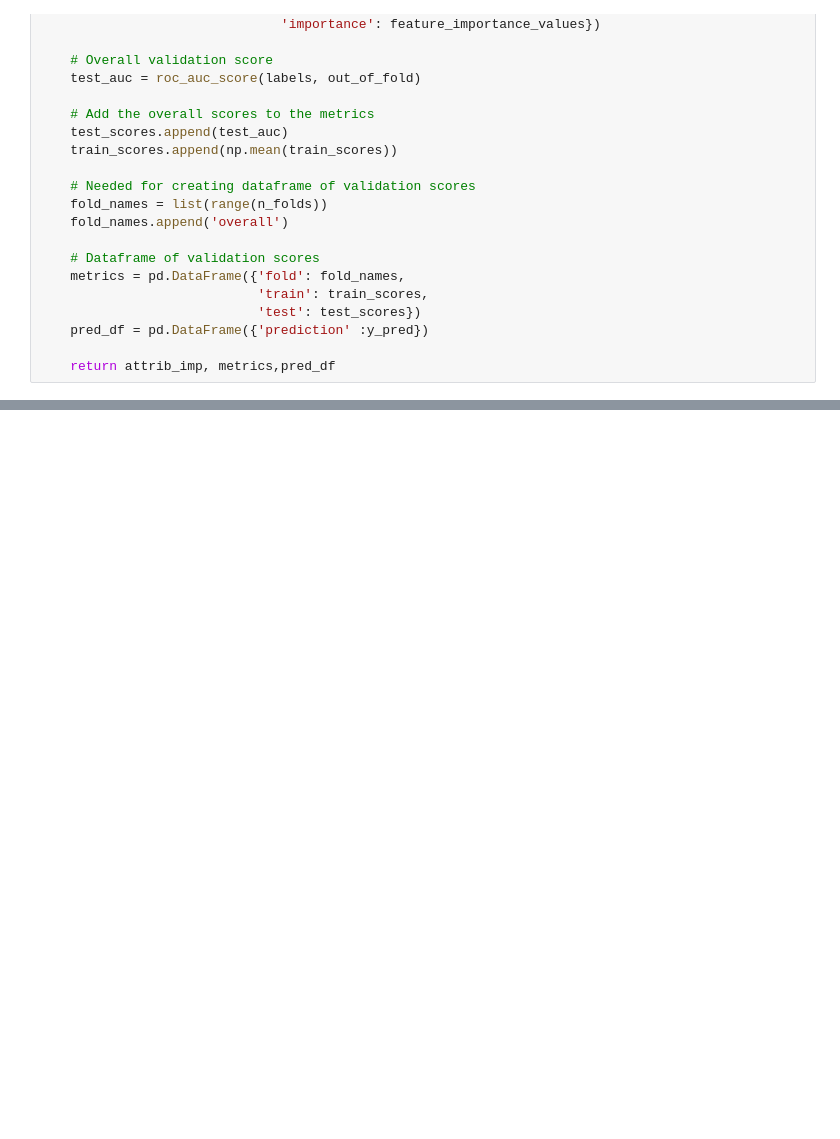
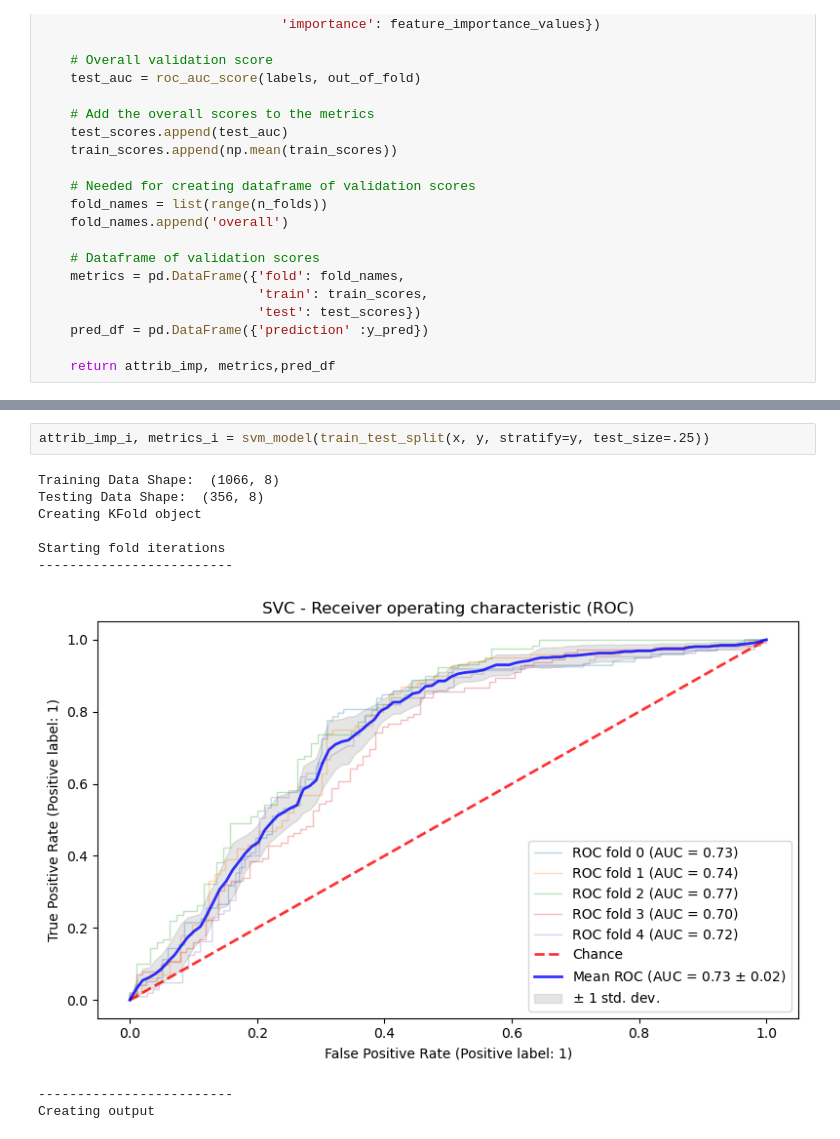
Before and after one commit to Group-10-Refactory-Capstone/Group10RefactoryCapstone, a Jupyter notebook: training by simon.ipynb, the cells around one changed output, grey strips where cells are left out. Drawn from its saved outputs; the diff is of its cells as text; blank space fills up the shorter version.

```diff
--- a/training by simon.ipynb
+++ b/training by simon.ipynb
@@ -208,0 +361,12 @@ Starting fold iterations
+# %%
+attrib_imp_i, metrics_i = svm_model(train_test_split(x, y, stratify=y, test_size=.25))
+# %% [output]
+Training Data Shape:  (1066, 8)
+Testing Data Shape:  (356, 8)
+Creating KFold object
+
+Starting fold iterations
+-------------------------
+[figure, added]
+-------------------------
+Creating output
```
Also changed, not shown: parts of 2 cells of this notebook.
